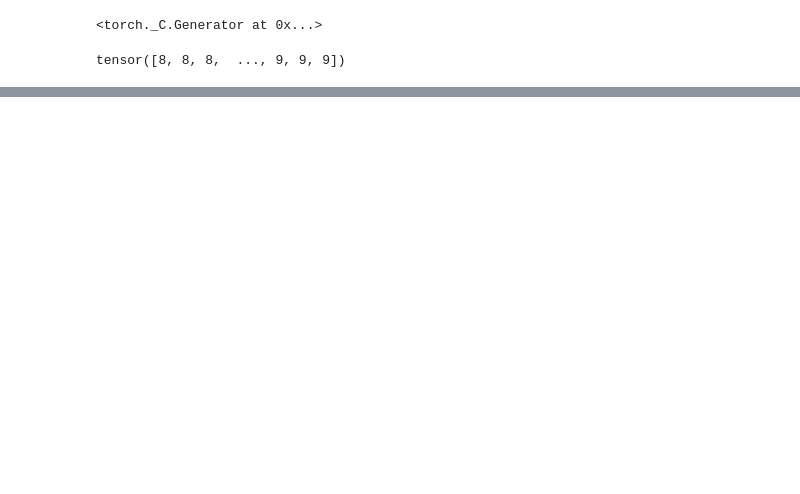
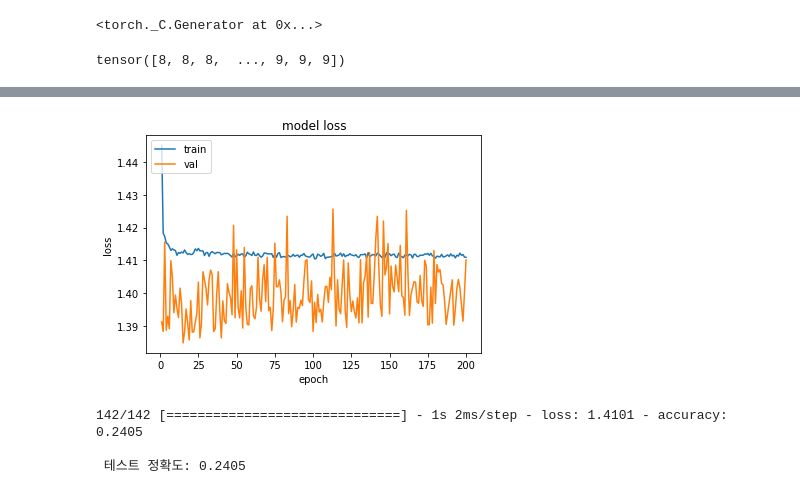
Before and after one commit to Gachon-Univ-GP-Team7/NLPModel, a Jupyter notebook: Pytorch_classification.ipynb, the cells around one changed output, grey strips where cells are left out. Cells and saved outputs as stored; diff of their text form; code cells hidden in the pictures; blank space fills up the shorter version.

Commit message:
Keras model

```diff
--- a/Pytorch_classification.ipynb
+++ b/Pytorch_classification.ipynb
@@ -149,0 +195,5 @@ torch.save(model, '/content/drive/MyDrive/Project/NLPModel/Data/SoftmaxModel.pt'
+# %%
+model = Sequential()
+model.add(Dense(11, input_dim=27, activation='softmax'))
+model.compile(loss='categorical_crossentropy', optimizer='adam', metrics=['accuracy'])
+history = model.fit(train_x, train_y.tolist(), epochs=200, batch_size=1, validation_data=(test_x, test_y.tolist()))
@@ -149,0 +218,18 @@ torch.save(model, '/content/drive/MyDrive/Project/NLPModel/Data/SoftmaxModel.pt'
+# %%
+epochs = range(1, len(history.history['accuracy']) + 1)
+plt.plot(epochs, history.history['loss'])
+plt.plot(epochs, history.history['val_loss'])
+plt.title('model loss')
+plt.ylabel('loss')
+plt.xlabel('epoch')
+plt.legend(['train', 'val'], loc='upper left')
+plt.show()
+# %% [output]
+[figure, added]
+# %%
+print("\n 테스트 정확도: %.4f" % (model.evaluate(test_x, test_y.tolist())[1]))
+model.save('softmax.h5')
+# %% [output]
+142/142 [==============================] - 1s 2ms/step - loss: 1.4101 - accuracy: 0.2405
+
+ 테스트 정확도: 0.2405
```
Also changed, not shown: parts of 5 cells of this notebook.
